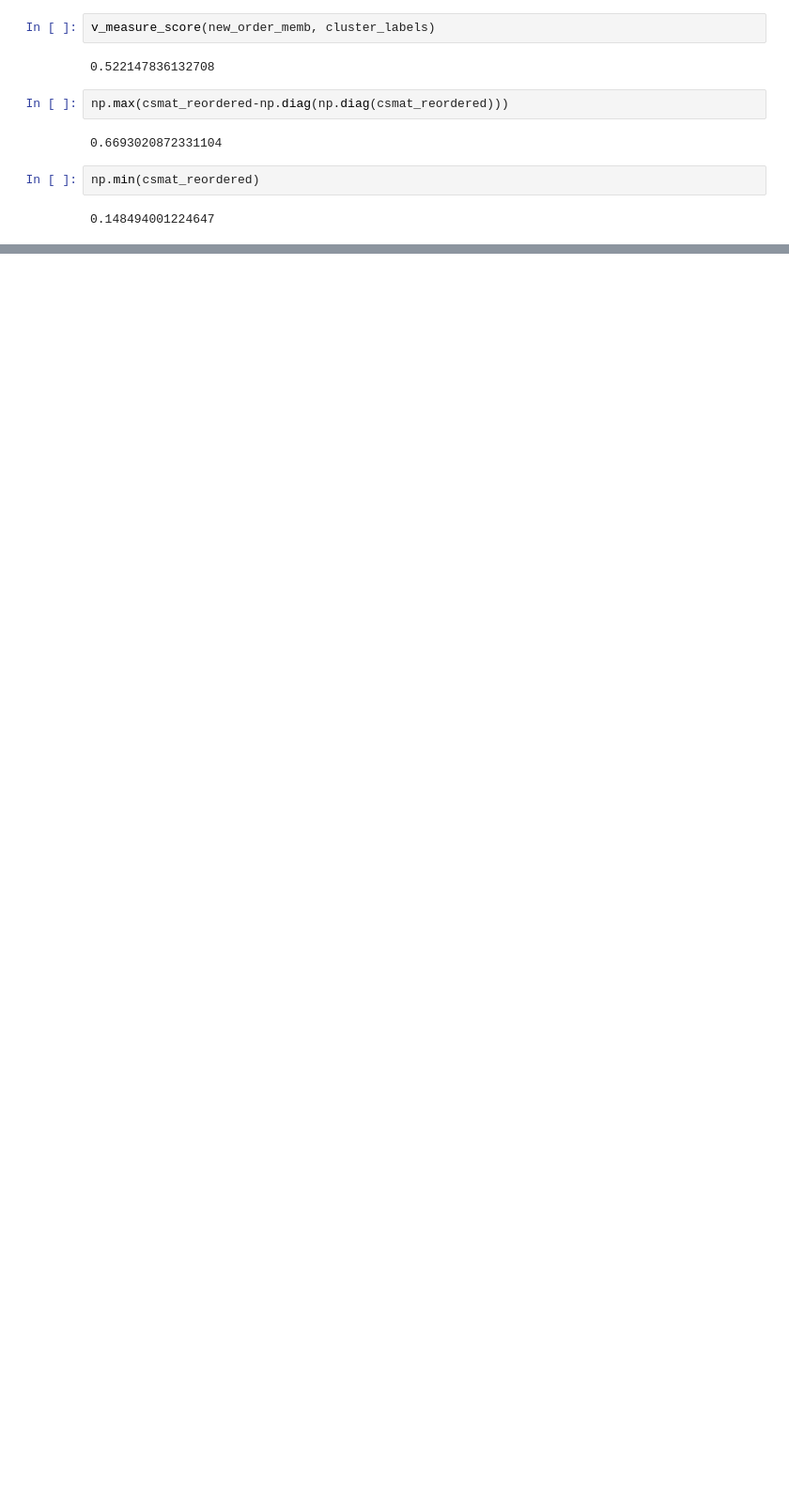
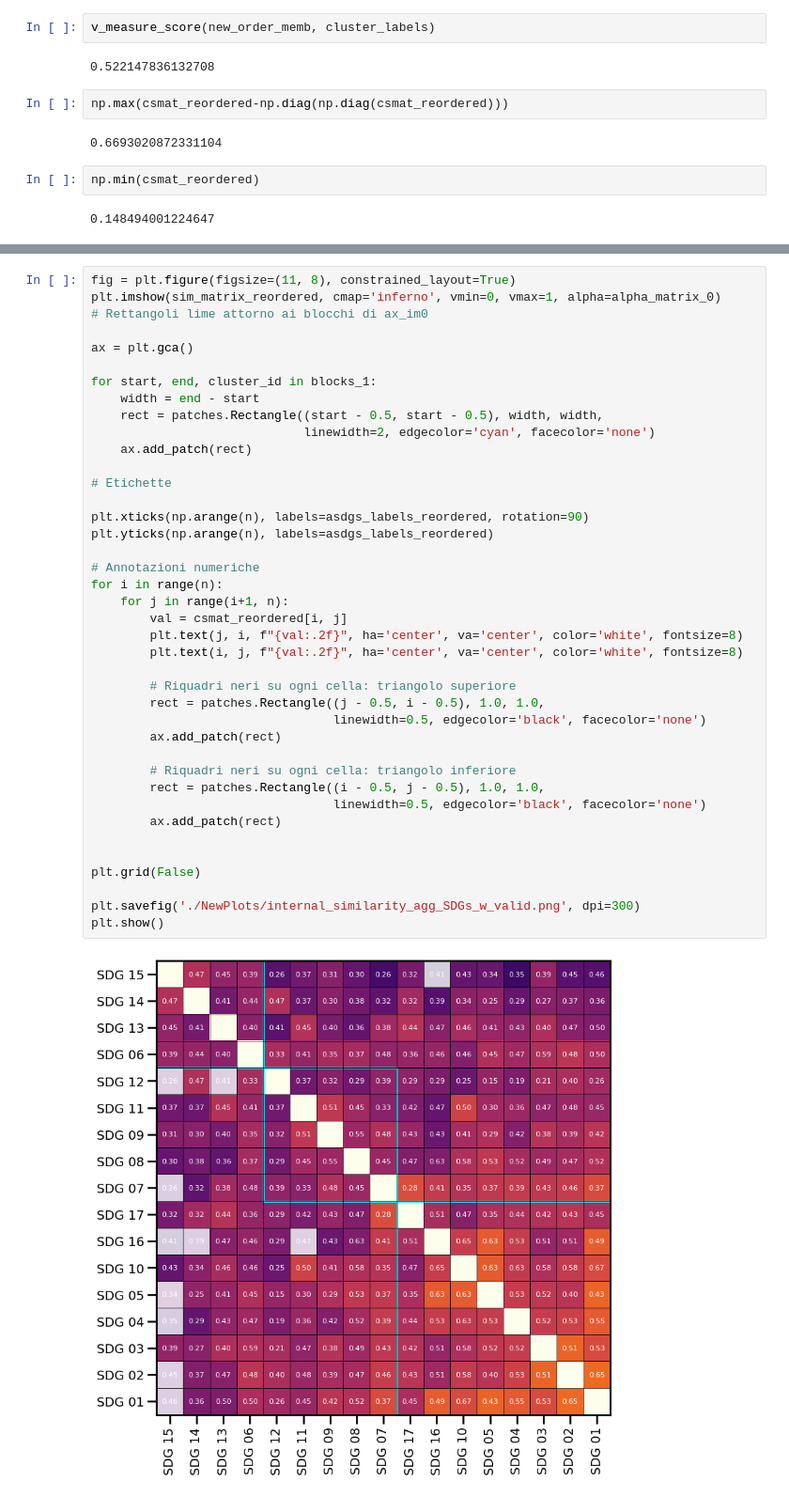
Before and after one commit to fabiosaracco/sdg_repos_advanced, a Jupyter notebook: 1_3_0_similarity_validation_abtt5.ipynb, the cells around one changed output, grey strips where cells are left out. Shown at 94% size. Cells and saved outputs as stored; diff of their text form; blank space fills up the shorter version.

Commit message:
more plots

```diff
--- a/1_3_0_similarity_validation_abtt5.ipynb
+++ b/1_3_0_similarity_validation_abtt5.ipynb
@@ -1404,0 +1407,42 @@ np.min(csmat_reordered)
+# %%
+fig = plt.figure(figsize=(11, 8), constrained_layout=True)
+plt.imshow(sim_matrix_reordered, cmap='inferno', vmin=0, vmax=1, alpha=alpha_matrix_0)
+# Rettangoli lime attorno ai blocchi di ax_im0
+
+ax = plt.gca()
+
+for start, end, cluster_id in blocks_1:
+    width = end - start
+    rect = patches.Rectangle((start - 0.5, start - 0.5), width, width,
+                             linewidth=2, edgecolor='cyan', facecolor='none')
+    ax.add_patch(rect)
+
+# Etichette
+
+plt.xticks(np.arange(n), labels=asdgs_labels_reordered, rotation=90)
+plt.yticks(np.arange(n), labels=asdgs_labels_reordered)
+
+# Annotazioni numeriche
+for i in range(n):
+    for j in range(i+1, n):
+        val = csmat_reordered[i, j]
+        plt.text(j, i, f"{val:.2f}", ha='center', va='center', color='white', fontsize=8)
+        plt.text(i, j, f"{val:.2f}", ha='center', va='center', color='white', fontsize=8)
+
+        # Riquadri neri su ogni cella: triangolo superiore
+        rect = patches.Rectangle((j - 0.5, i - 0.5), 1.0, 1.0,
+                                 linewidth=0.5, edgecolor='black', facecolor='none')
+        ax.add_patch(rect)
+
+        # Riquadri neri su ogni cella: triangolo inferiore
+        rect = patches.Rectangle((i - 0.5, j - 0.5), 1.0, 1.0,
+                                 linewidth=0.5, edgecolor='black', facecolor='none')
+        ax.add_patch(rect)
+
+
+plt.grid(False)
+
+plt.savefig('./NewPlots/internal_similarity_agg_SDGs_w_valid.png', dpi=300)
+plt.show()
+# %% [output]
+[figure, added]
```
Also changed, not shown: parts of 1 cell of this notebook.
